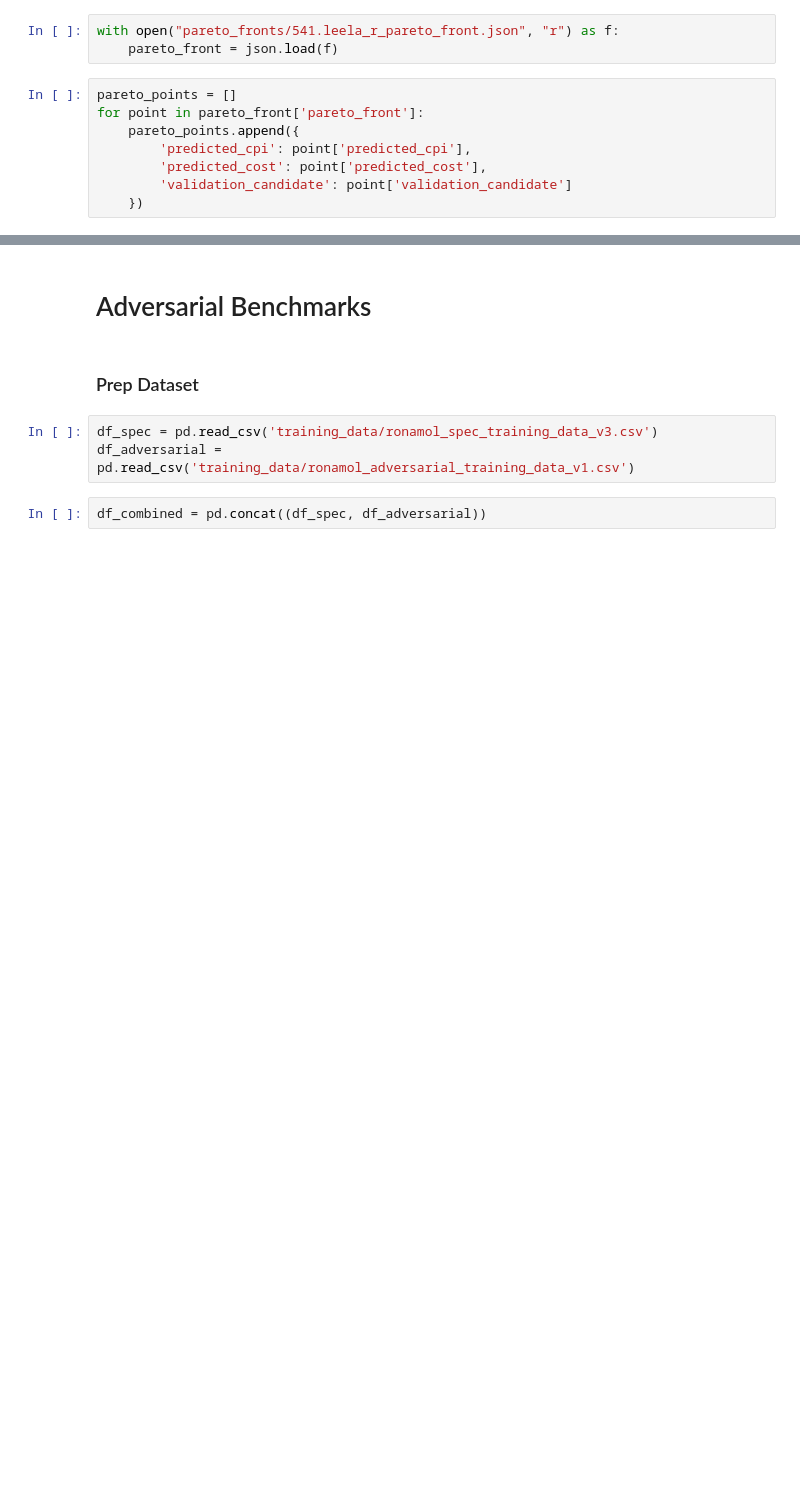
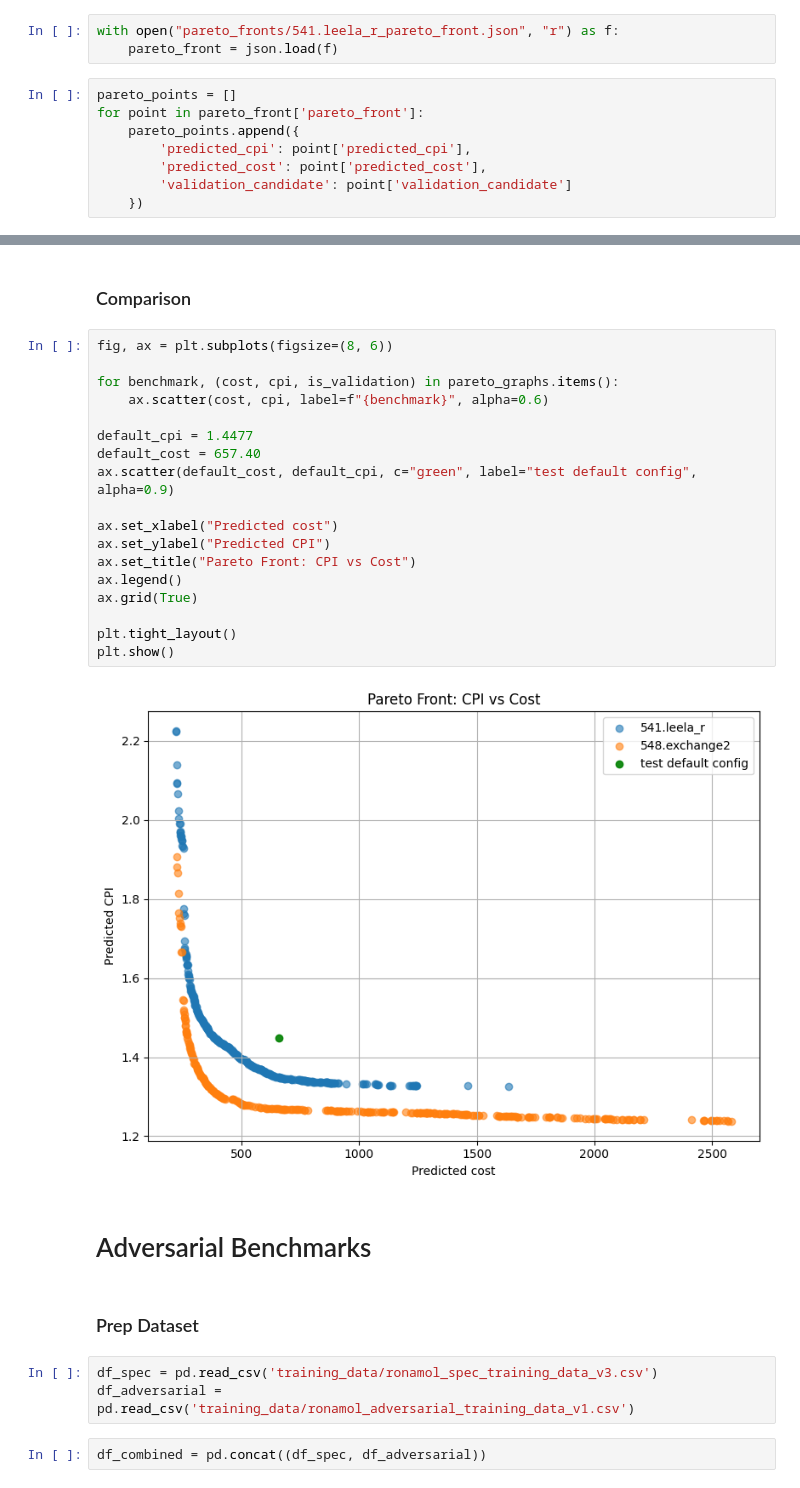
Before and after one commit to ronitnag04/peregrine, a Jupyter notebook: ml_model/analysis.ipynb, the cells around one changed output, grey strips where cells are left out. Saved outputs shown, nothing was run; the diff lists cells and outputs as text; blank space fills up the shorter version.

```diff
--- a/ml_model/analysis.ipynb
+++ b/ml_model/analysis.ipynb
@@ -839,3 +883,25 @@ fig.savefig("pareto_fronts/541.leela_r_pareto_cpi_vs_cost.png", bbox_inches="tig
+# %% [markdown]
+### Comparison
+# %%
+fig, ax = plt.subplots(figsize=(8, 6))
+
+for benchmark, (cost, cpi, is_validation) in pareto_graphs.items():
+    ax.scatter(cost, cpi, label=f"{benchmark}", alpha=0.6)
+
+default_cpi = 1.4477
+default_cost = 657.40
+ax.scatter(default_cost, default_cpi, c="green", label="test default config", alpha=0.9)
+
+ax.set_xlabel("Predicted cost")
+ax.set_ylabel("Predicted CPI")
+ax.set_title("Pareto Front: CPI vs Cost")
+ax.legend()
+ax.grid(True)
+
+plt.tight_layout()
+plt.show()
+# %% [output]
+[figure, added]
 # %% [markdown]
 # Adversarial Benchmarks
 # %% [markdown]
```
Also changed, not shown: parts of 7 cells of this notebook, 1 other file.
